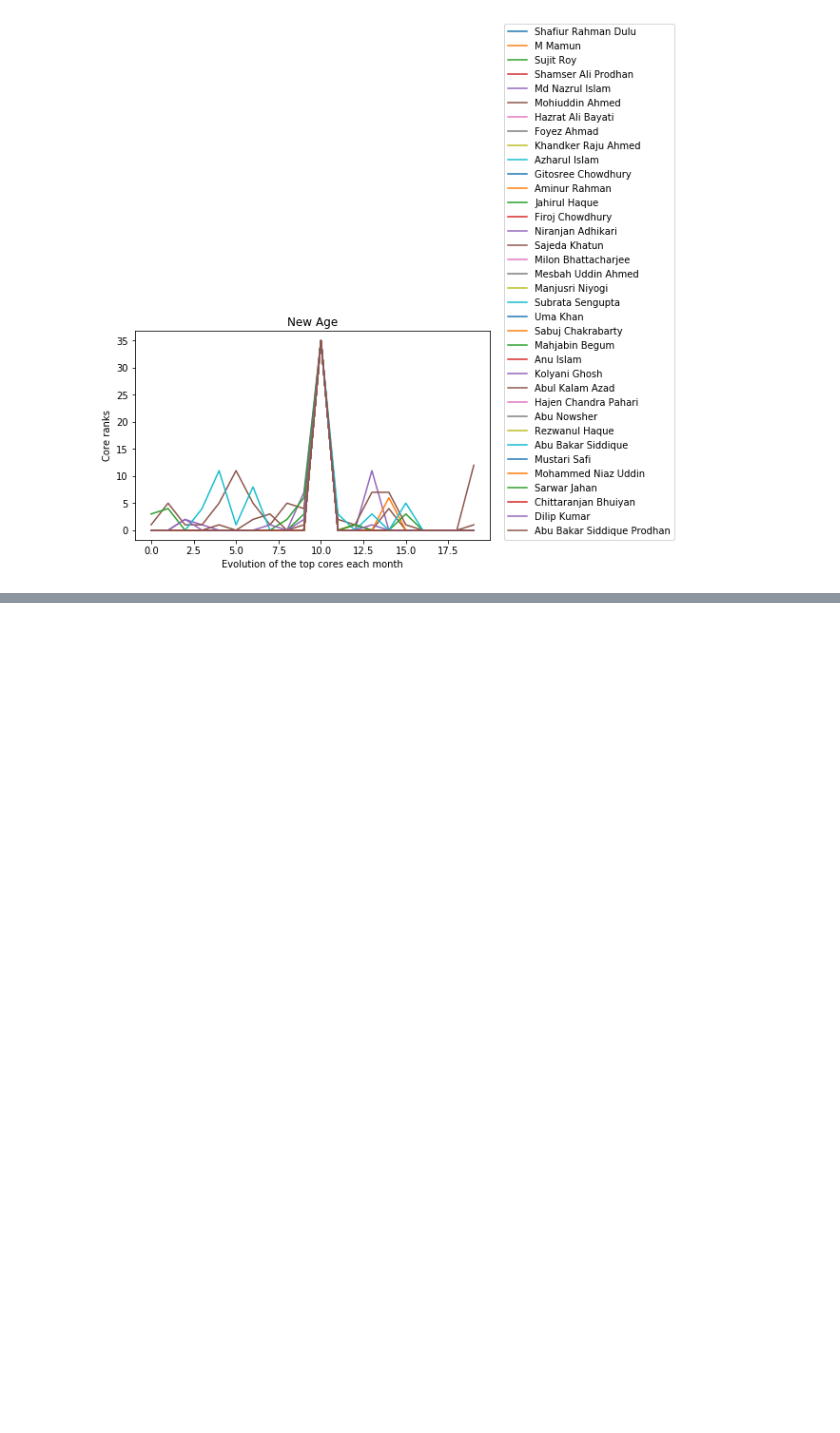
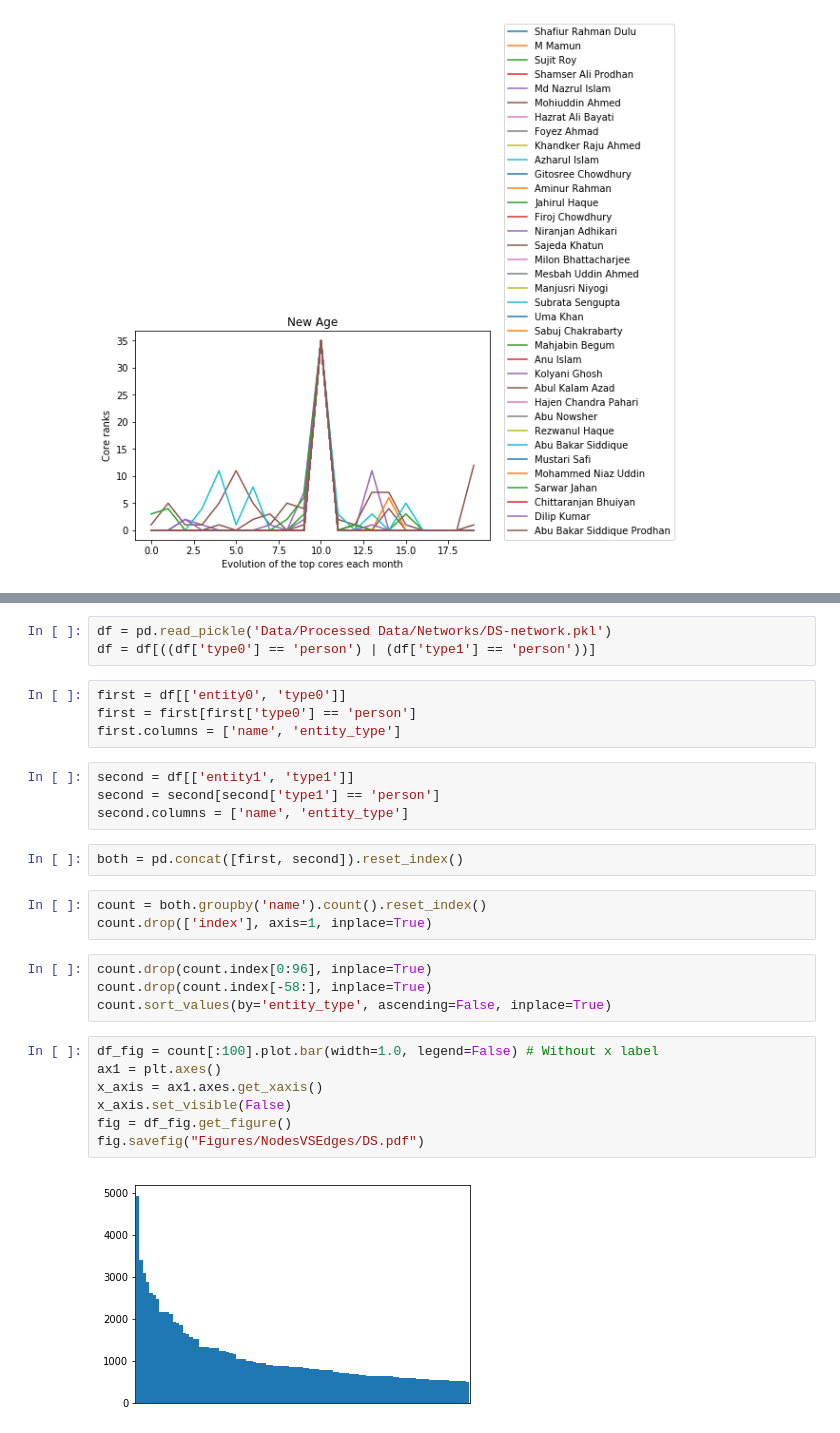
Before and after one commit to shoumikchow/Research, a Jupyter notebook: network-exploration.ipynb, the cells around one changed output, grey strips where cells are left out. Drawn from its saved outputs; the diff is of its cells as text; blank space fills up the shorter version.

```diff
--- a/network-exploration.ipynb
+++ b/network-exploration.ipynb
@@ -917,0 +956,29 @@ plt.show()
+# %%
+df = pd.read_pickle('Data/Processed Data/Networks/DS-network.pkl')
+df = df[((df['type0'] == 'person') | (df['type1'] == 'person'))]
+# %%
+first = df[['entity0', 'type0']]
+first = first[first['type0'] == 'person']
+first.columns = ['name', 'entity_type']
+# %%
+second = df[['entity1', 'type1']]
+second = second[second['type1'] == 'person']
+second.columns = ['name', 'entity_type']
+# %%
+both = pd.concat([first, second]).reset_index()
+# %%
+count = both.groupby('name').count().reset_index()
+count.drop(['index'], axis=1, inplace=True)
+# %%
+count.drop(count.index[0:96], inplace=True)
+count.drop(count.index[-58:], inplace=True)
+count.sort_values(by='entity_type', ascending=False, inplace=True)
+# %%
+df_fig = count[:100].plot.bar(width=1.0, legend=False) # Without x label
+ax1 = plt.axes()
+x_axis = ax1.axes.get_xaxis()
+x_axis.set_visible(False)
+fig = df_fig.get_figure()
+fig.savefig("Figures/NodesVSEdges/DS.pdf")
+# %% [output]
+[figure, added]
```
Also changed, not shown: parts of 19 cells of this notebook, 6 other files.
